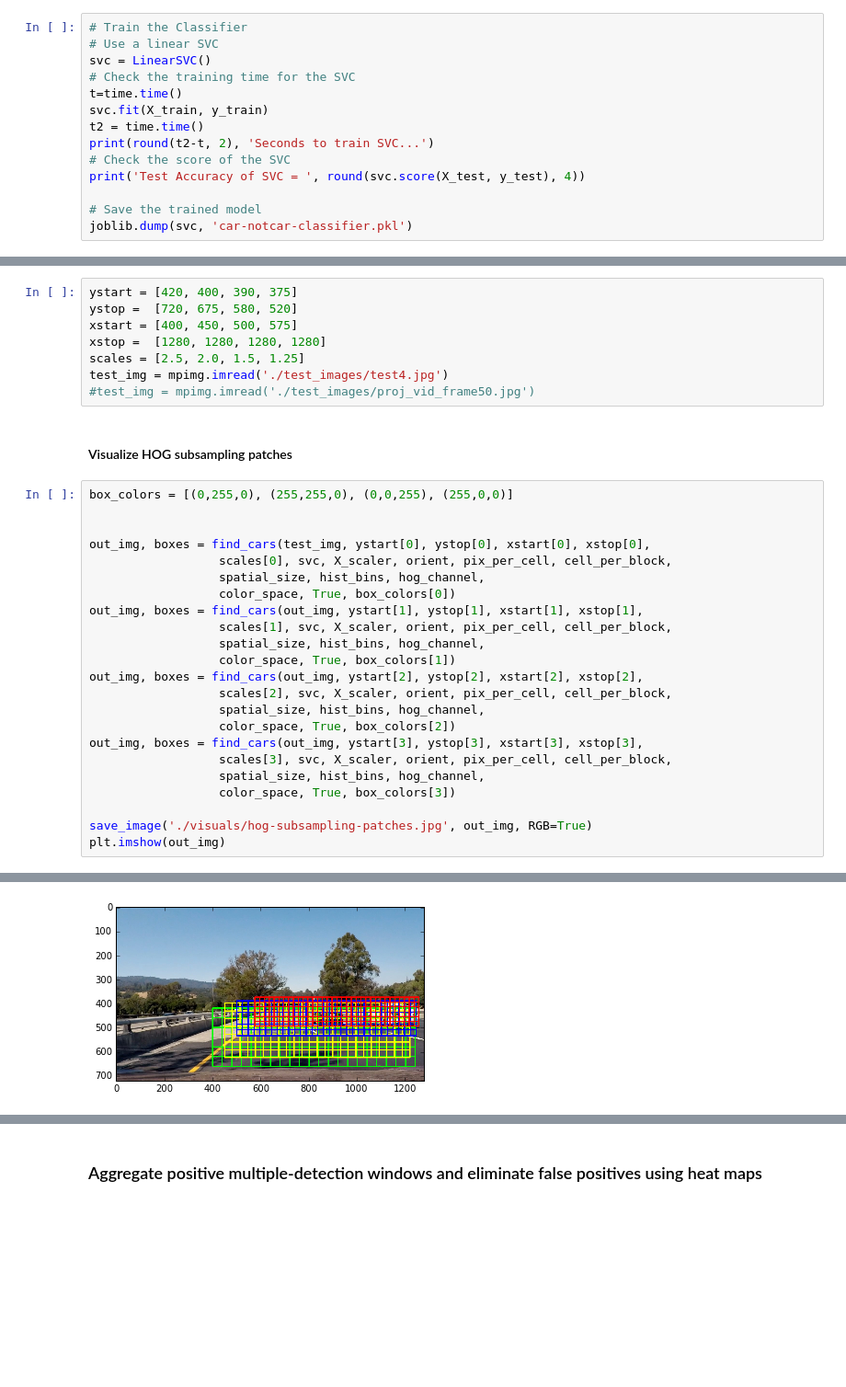
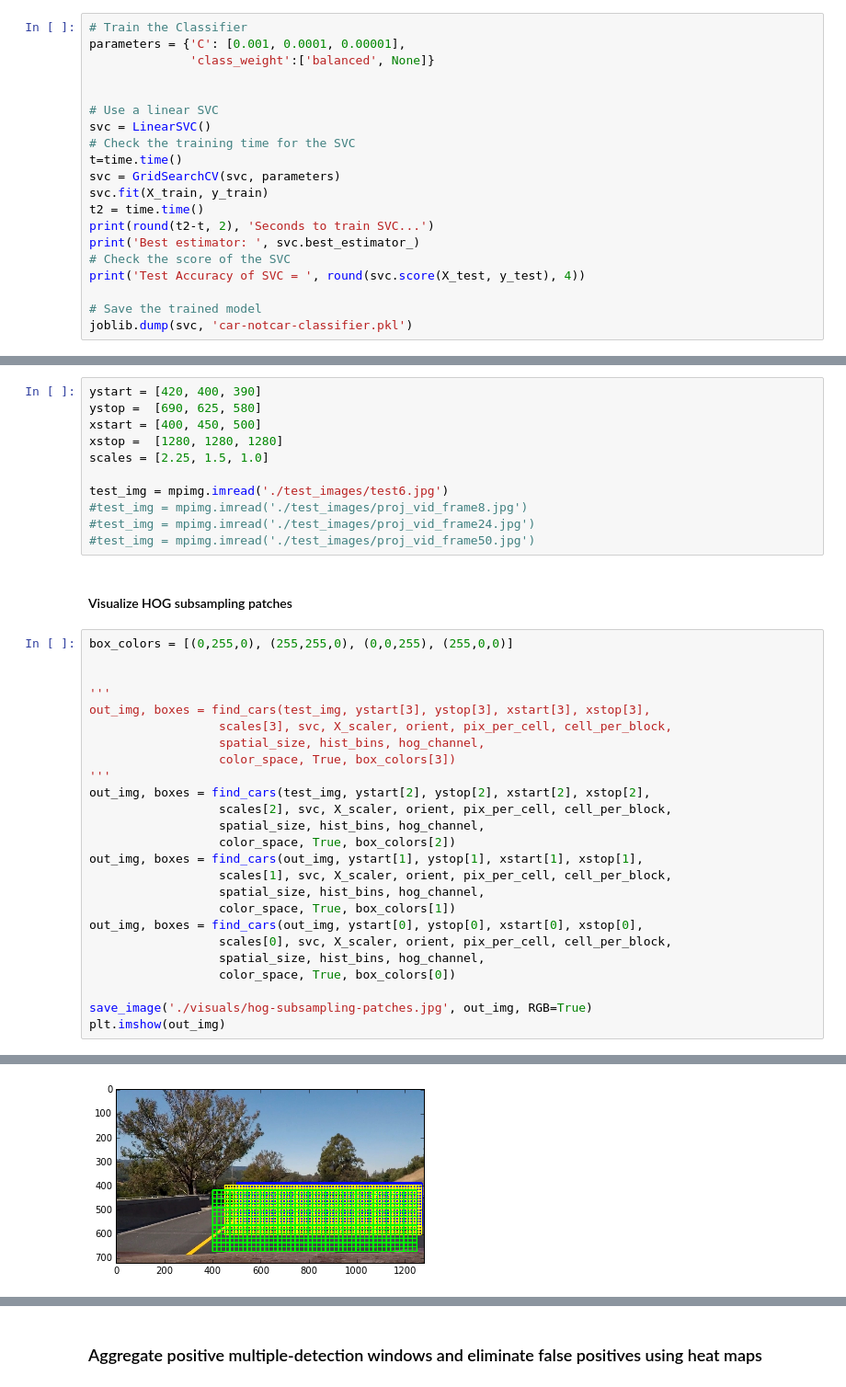
Before and after one commit to allen8r/sdc-vehicle-detection-tracking, a Jupyter notebook: detect-cars.ipynb, the cells around one changed output, grey strips where cells are left out. Shown at 92% size. Drawn from its saved outputs; the diff is of its cells as text; blank space fills up the shorter version.

Commit message:
Implement frame-to-frame position tracking of detected cars. Use GridSearchCV to find optimal `C` parameter for reducing overfitting and help better generalization in training classifier.

```diff
--- a/detect-cars.ipynb
+++ b/detect-cars.ipynb
@@ -265,13 +269,19 @@ Feature vector length: 8460
 ['x_scaler.pkl']
 # %%
 # Train the Classifier
+parameters = {'C': [0.001, 0.0001, 0.00001],
+              'class_weight':['balanced', None]}
+
+
 # Use a linear SVC
 svc = LinearSVC()
 # Check the training time for the SVC
 t=time.time()
+svc = GridSearchCV(svc, parameters)
 svc.fit(X_train, y_train)
 t2 = time.time()
 print(round(t2-t, 2), 'Seconds to train SVC...')
+print('Best estimator: ', svc.best_estimator_)
 # Check the score of the SVC
 print('Test Accuracy of SVC = ', round(svc.score(X_test, y_test), 4))
 
@@ -330,42 +345,47 @@ Execution time: 2.8254 seconds
 
 Extract features using hog sub-sampling on the entire image in single pass instead of calling hog on each sliding window patch.
 # %%
-ystart = [420, 400, 390, 375]
-ystop =  [720, 675, 580, 520]
-xstart = [400, 450, 500, 575]
-xstop =  [1280, 1280, 1280, 1280]
-scales = [2.5, 2.0, 1.5, 1.25]
-test_img = mpimg.imread('./test_images/test4.jpg')
+ystart = [420, 400, 390]
+ystop =  [690, 625, 580]
+xstart = [400, 450, 500]
+xstop =  [1280, 1280, 1280]
+scales = [2.25, 1.5, 1.0]
+
+test_img = mpimg.imread('./test_images/test6.jpg')
+#test_img = mpimg.imread('./test_images/proj_vid_frame8.jpg')
+#test_img = mpimg.imread('./test_images/proj_vid_frame24.jpg')
 #test_img = mpimg.imread('./test_images/proj_vid_frame50.jpg')
 # %% [markdown]
 #### Visualize HOG subsampling patches
 # %%
 box_colors = [(0,255,0), (255,255,0), (0,0,255), (255,0,0)]
 
 
-out_img, boxes = find_cars(test_img, ystart[0], ystop[0], xstart[0], xstop[0],
-                  scales[0], svc, X_scaler, orient, pix_per_cell, cell_per_block,
+'''
+out_img, boxes = find_cars(test_img, ystart[3], ystop[3], xstart[3], xstop[3],
+                  scales[3], svc, X_scaler, orient, pix_per_cell, cell_per_block,
                   spatial_size, hist_bins, hog_channel,
-                  color_space, True, box_colors[0])
+                  color_space, True, box_colors[3])
+'''
+out_img, boxes = find_cars(test_img, ystart[2], ystop[2], xstart[2], xstop[2],
+                  scales[2], svc, X_scaler, orient, pix_per_cell, cell_per_block,
+                  spatial_size, hist_bins, hog_channel,
+                  color_space, True, box_colors[2])
 out_img, boxes = find_cars(out_img, ystart[1], ystop[1], xstart[1], xstop[1],
                   scales[1], svc, X_scaler, orient, pix_per_cell, cell_per_block,
                   spatial_size, hist_bins, hog_channel,
                   color_space, True, box_colors[1])
-out_img, boxes = find_cars(out_img, ystart[2], ystop[2], xstart[2], xstop[2],
-                  scales[2], svc, X_scaler, orient, pix_per_cell, cell_per_block,
+out_img, boxes = find_cars(out_img, ystart[0], ystop[0], xstart[0], xstop[0],
+                  scales[0], svc, X_scaler, orient, pix_per_cell, cell_per_block,
                   spatial_size, hist_bins, hog_channel,
-                  color_space, True, box_colors[2])
-out_img, boxes = find_cars(out_img, ystart[3], ystop[3], xstart[3], xstop[3],
-                  scales[3], svc, X_scaler, orient, pix_per_cell, cell_per_block,
-                  spatial_size, hist_bins, hog_channel,
-                  color_space, True, box_colors[3])
+                  color_space, True, box_colors[0])
 
 save_image('./visuals/hog-subsampling-patches.jpg', out_img, RGB=True)
 plt.imshow(out_img)
 # %% [output]
 Saving ./visuals/hog-subsampling-patches.jpg
 <matplotlib.image.AxesImage at 0x...>
-[figure, old version]
+[figure, new version]
 # %%
 box_list = []
 t = time.time()
```
Also changed, not shown: parts of 9 cells of this notebook, 11 other files.
